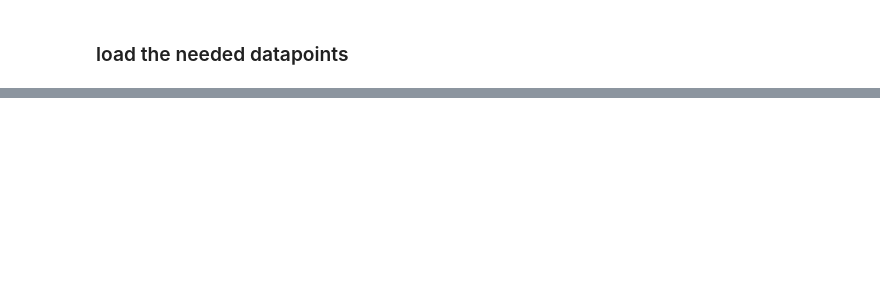
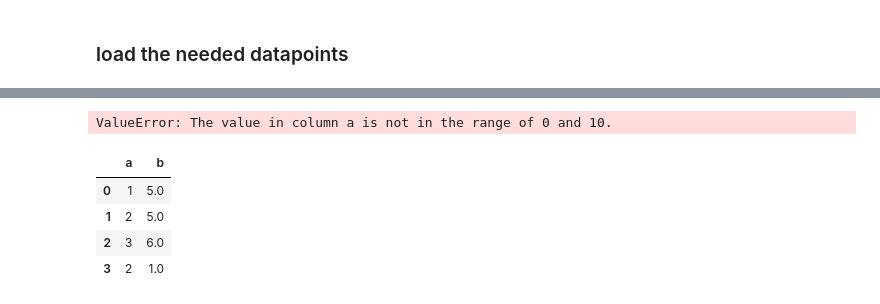
Before and after one commit to minhsueh/data-science-assessment, a Jupyter notebook: ML_Assessment_Notebook.ipynb, the cells around one changed output, grey strips where cells are left out. Drawn from its saved outputs; the diff is of its cells as text; code cells hidden in the pictures; blank space fills up the shorter version.

```diff
--- a/ML_Assessment_Notebook.ipynb
+++ b/ML_Assessment_Notebook.ipynb
@@ -133,0 +535,6 @@ import osgeo.gdal
+# %%
+# negative testing: make sure it is working
+test_value_df = pd.DataFrame({'a': [100, 5, 9, 2, 3]})
+error_checker(test_value_df, {'a': (0, 10)})
+# %% [output]
+ValueError: The value in column a is not in the range of 0 and 10.
@@ -133,0 +590,9 @@ import osgeo.gdal
+# %%
+test_na_df = pd.DataFrame({'a': [1, 2, 3, 2], 'b':[None, 5, 6, 1]})
+null_handler(test_na_df, policy='median')
+# %% [output]
+|  | a | b |
+| 0 | 1 | 5.0 |
+| 1 | 2 | 5.0 |
+| 2 | 3 | 6.0 |
+| 3 | 2 | 1.0 |
```
Also changed, not shown: parts of 60 cells of this notebook, 8 other files.
